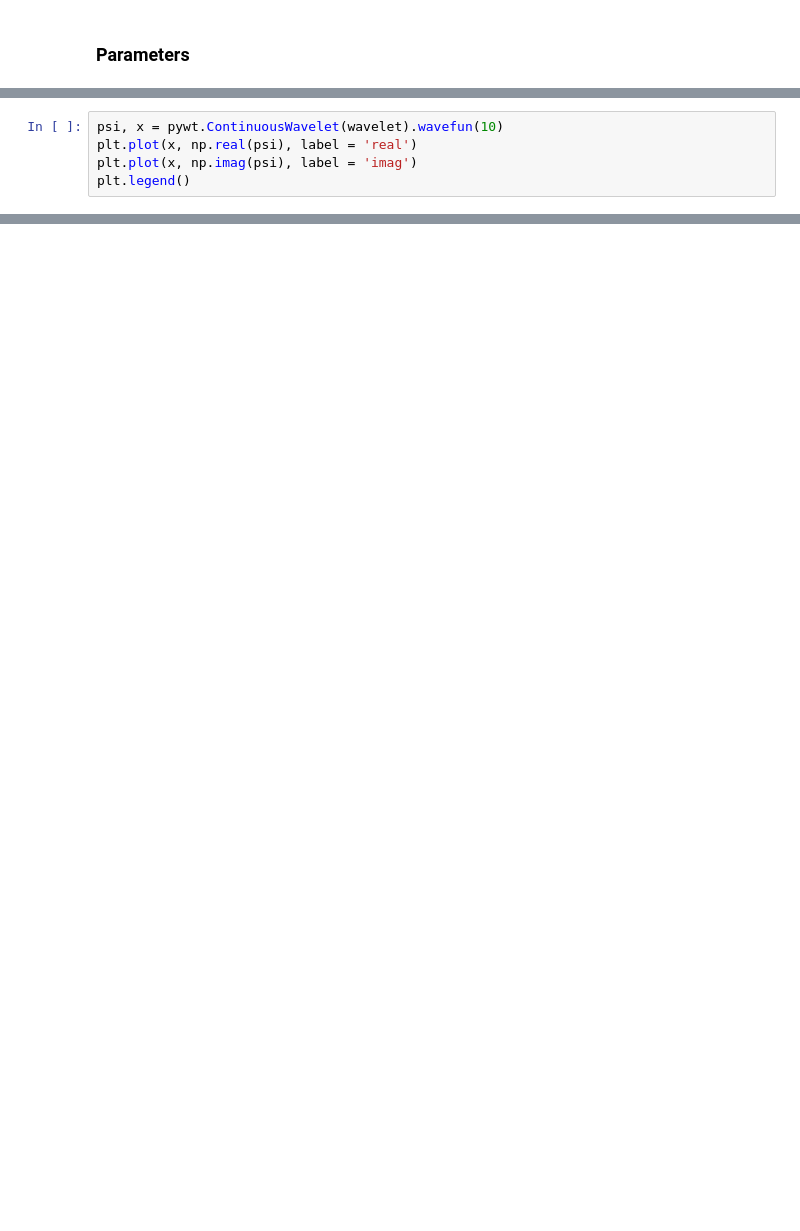
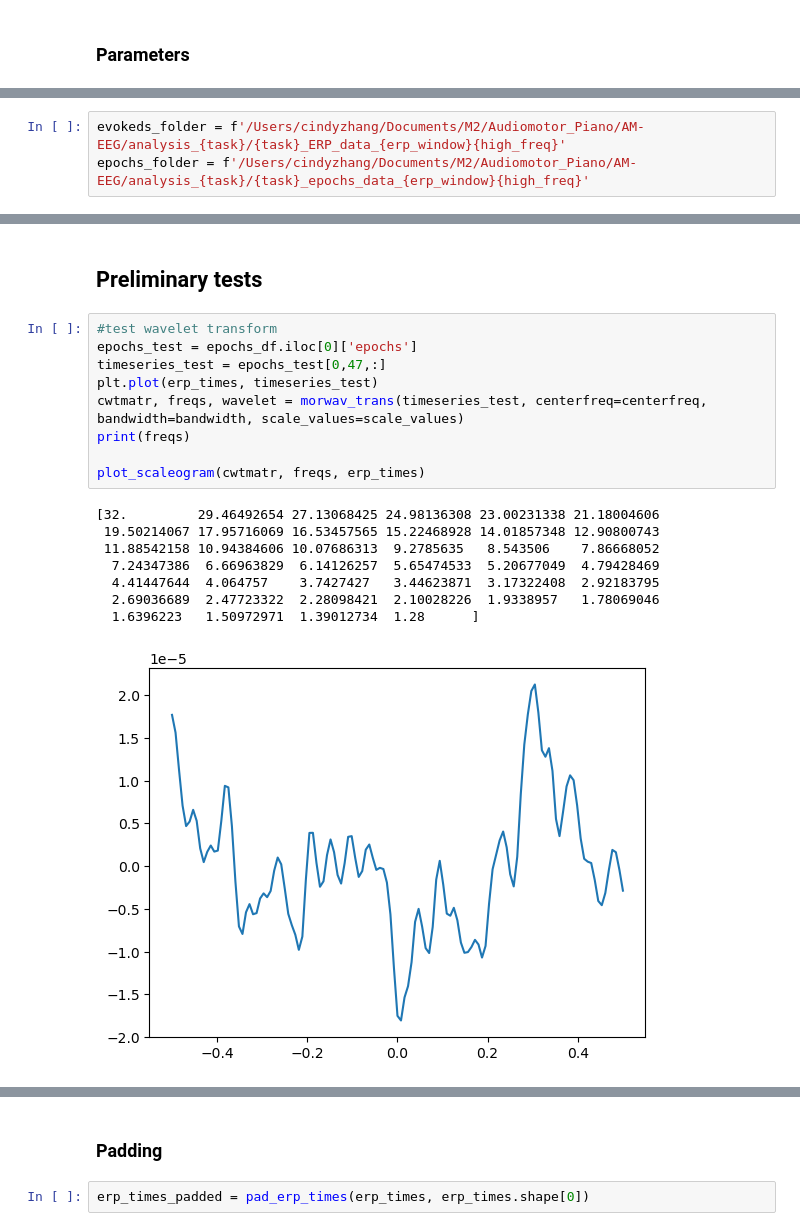
Before and after one commit to haiqin-zhang/AM-EEG, a Jupyter notebook: wavelet/wavelets_erp.ipynb, the cells around one changed output, grey strips where cells are left out. Saved outputs shown, nothing was run; the diff lists cells and outputs as text; blank space fills up the shorter version.

```diff
--- a/wavelet/wavelets_erp.ipynb
+++ b/wavelet/wavelets_erp.ipynb
@@ -249,5 +21,0 @@ plt.tight_layout()
-# %%
-psi, x = pywt.ContinuousWavelet(wavelet).wavefun(10)
-plt.plot(x, np.real(psi), label = 'real')
-plt.plot(x, np.imag(psi), label = 'imag')
-plt.legend()
@@ -256,0 +33,3 @@ plt.legend()
+# %%
+evokeds_folder = f'/Users/cindyzhang/Documents/M2/Audiomotor_Piano/AM-EEG/analysis_{task}/{task}_ERP_data_{erp_window}{high_freq}'
+epochs_folder = f'/Users/cindyzhang/Documents/M2/Audiomotor_Piano/AM-EEG/analysis_{task}/{task}_epochs_data_{erp_window}{high_freq}'
@@ -256,0 +189,20 @@ plt.legend()
+# %% [markdown]
+## Preliminary tests
+# %%
+#test wavelet transform
+epochs_test = epochs_df.iloc[0]['epochs']
+timeseries_test = epochs_test[0,47,:]
+plt.plot(erp_times, timeseries_test)
+cwtmatr, freqs, wavelet = morwav_trans(timeseries_test, centerfreq=centerfreq, bandwidth=bandwidth, scale_values=scale_values)
+print(freqs)
+
+plot_scaleogram(cwtmatr, freqs, erp_times)
+# %% [output]
+[32.         29.46492654 27.13068425 24.98136308 23.00231338 21.18004606
+ 19.50214067 17.95716069 16.53457565 15.22468928 14.01857348 12.90800743
+ 11.88542158 10.94384606 10.07686313  9.2785635   8.543506    7.86668052
+  7.24347386  6.66963829  6.14126257  5.65474533  5.20677049  4.79428469
+  4.41447644  4.064757    3.7427427   3.44623871  3.17322408  2.92183795
+  2.69036689  2.47723322  2.28098421  2.10028226  1.9338957   1.78069046
+  1.6396223   1.50972971  1.39012734  1.28      ]
+[figure, added]
@@ -256,0 +210,4 @@ plt.legend()
+# %% [markdown]
+### Padding
+# %%
+erp_times_padded = pad_erp_times(erp_times, erp_times.shape[0])
```
Also changed, not shown: parts of 46 cells of this notebook, 17 other files.
